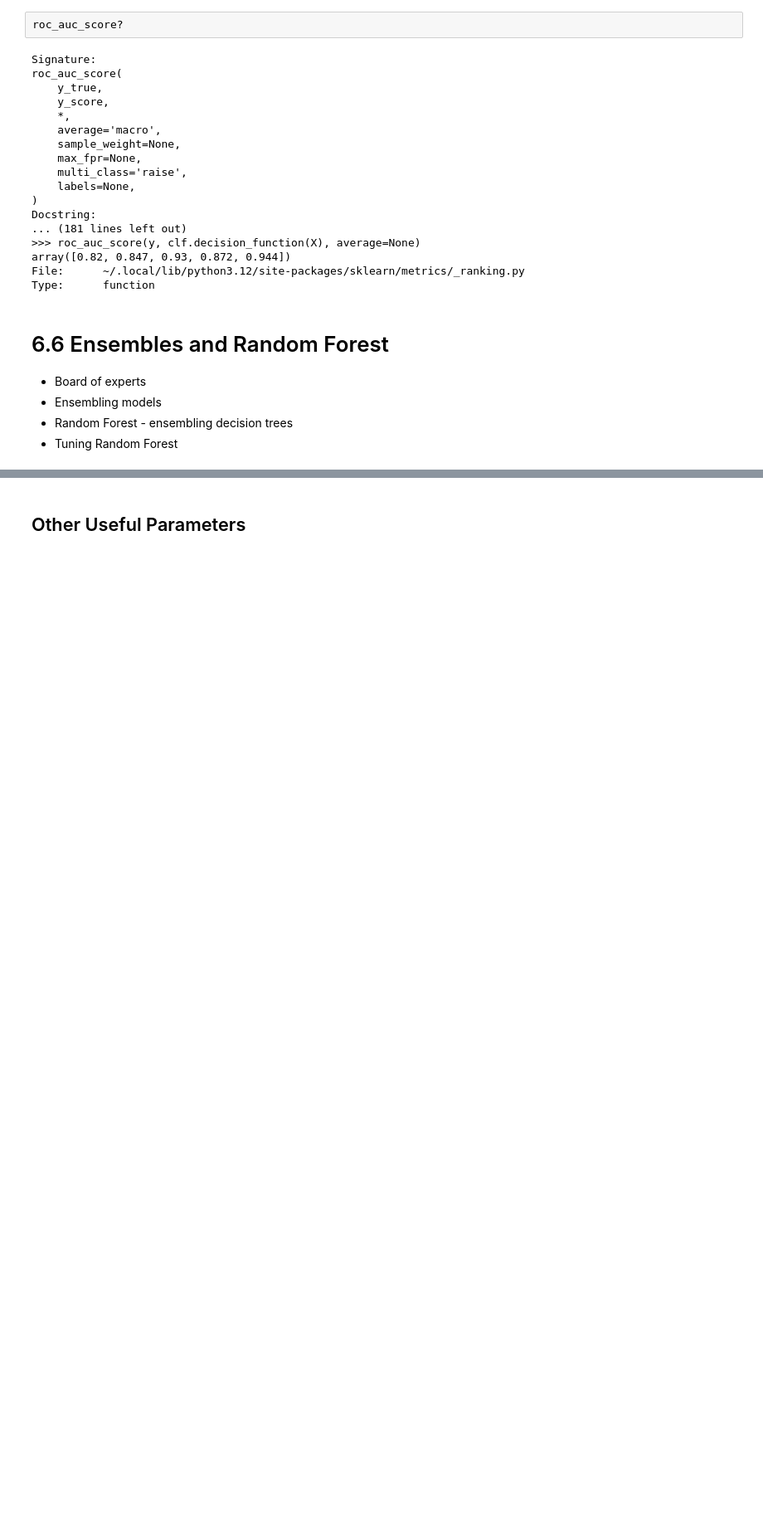
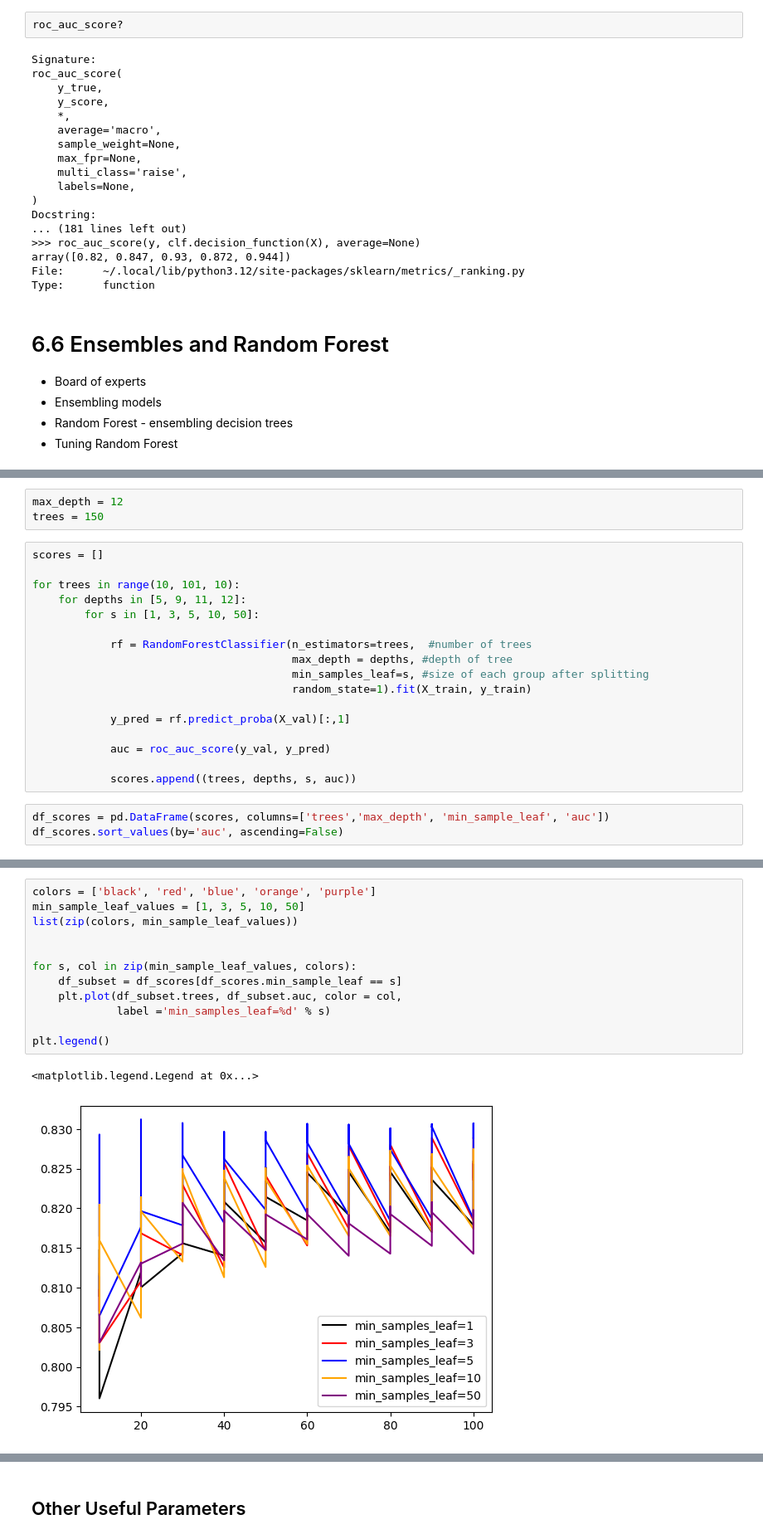
Before and after one commit to kelvin-meyet/MLOps-I-mlzmcmp, a Jupyter notebook: 04-trees_credit-risk/credit-risk-modelling.ipynb, the cells around one changed output, grey strips where cells are left out. Shown: that part at 83% size. Cells and saved outputs as stored; diff of their text form; blank space fills up the shorter version.

```diff
--- a/04-trees_credit-risk/credit-risk-modelling.ipynb
+++ b/04-trees_credit-risk/credit-risk-modelling.ipynb
@@ -471,0 +527,23 @@ Type:      function
+# %%
+max_depth = 12
+trees = 150
+# %%
+scores = []
+
+for trees in range(10, 101, 10):
+    for depths in [5, 9, 11, 12]:
+        for s in [1, 3, 5, 10, 50]:
+
+            rf = RandomForestClassifier(n_estimators=trees,  #number of trees
+                                        max_depth = depths, #depth of tree
+                                        min_samples_leaf=s, #size of each group after splitting
+                                        random_state=1).fit(X_train, y_train)
+
+            y_pred = rf.predict_proba(X_val)[:,1]
+
+            auc = roc_auc_score(y_val, y_pred)
+
+            scores.append((trees, depths, s, auc))
+# %%
+df_scores = pd.DataFrame(scores, columns=['trees','max_depth', 'min_sample_leaf', 'auc'])
+df_scores.sort_values(by='auc', ascending=False)
@@ -471,0 +564,15 @@ Type:      function
+# %%
+colors = ['black', 'red', 'blue', 'orange', 'purple']
+min_sample_leaf_values = [1, 3, 5, 10, 50]
+list(zip(colors, min_sample_leaf_values))
+
+
+for s, col in zip(min_sample_leaf_values, colors):
+    df_subset = df_scores[df_scores.min_sample_leaf == s]
+    plt.plot(df_subset.trees, df_subset.auc, color = col,
+             label ='min_samples_leaf=%d' % s)
+
+plt.legend()
+# %% [output]
+<matplotlib.legend.Legend at 0x...>
+[figure, added]
```
Also changed, not shown: parts of 20 cells of this notebook.
